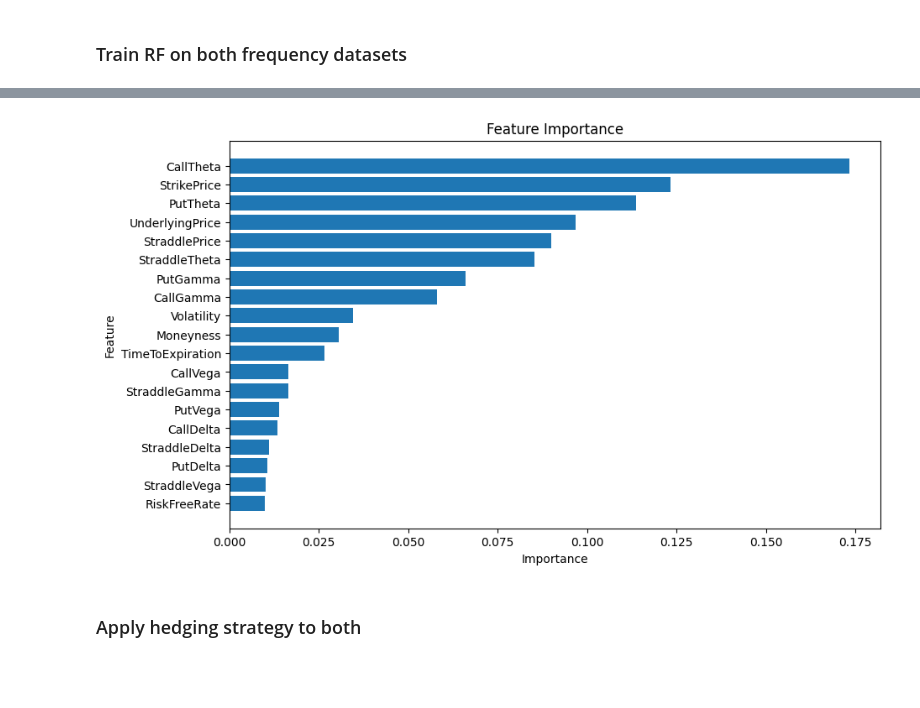
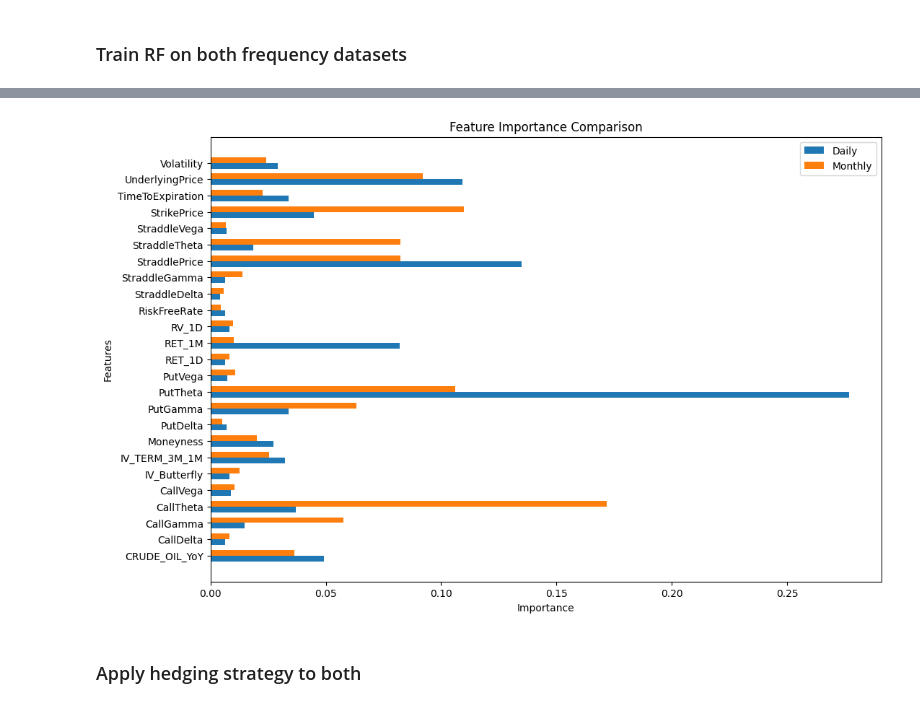
Before and after one commit to BenjaminSeguin/Straddle_hedging_project, a Jupyter notebook: main_part_II.ipynb, the cells around one changed output, grey strips where cells are left out. Drawn from its saved outputs; the diff is of its cells as text; code cells hidden in the pictures; blank space fills up the shorter version.

```diff
--- a/main_part_II.ipynb
+++ b/main_part_II.ipynb
@@ -276,10 +306,36 @@ plot_feature_importance(feature_importance_day)
-# %%
-feature_names_month = training_set_month.drop(columns=['Phi']).columns.tolist()
-feature_importance_month = get_feature_importance(rf_monthly, feature_names_month)
-# Plot feature importance
-plot_feature_importance(feature_importance_month)
-# %% [output]
-[figure, removed]
+# %%
+feature_names_day = training_set_day.drop(columns=['Phi']).columns.tolist()
+feature_importance_day = get_feature_importance(rf_daily, feature_names_day)
+
+feature_names_month = training_set_month.drop(columns=['Phi']).columns.tolist()
+feature_importance_month = get_feature_importance(rf_monthly, feature_names_month)
+
+# Combine feature importance data
+combined_feature_importance = pd.DataFrame({
+    'Feature': feature_importance_day['Feature'],
+    'Importance_Daily': feature_importance_day['Importance'],
+    'Importance_Monthly': feature_importance_month['Importance']
+})
+
+# Sort by feature name alphabetically
+combined_feature_importance.sort_values(by='Feature', inplace=True)
+
+# Plot the feature importance
+plt.figure(figsize=(12, 8))
+bar_width = 0.35
+index = np.arange(len(combined_feature_importance))
+
+plt.barh(index, combined_feature_importance['Importance_Daily'], bar_width, label='Daily')
+plt.barh(index + bar_width, combined_feature_importance['Importance_Monthly'], bar_width, label='Monthly')
+
+plt.ylabel('Features')
+plt.xlabel('Importance')
+plt.title('Feature Importance Comparison')
+plt.yticks(index + bar_width / 2, combined_feature_importance['Feature'])
+plt.legend()
+plt.show()
+# %% [output]
+[figure, added]
 # %% [markdown]
 ### Apply hedging strategy to both
 # %%
```
Also changed, not shown: parts of 14 cells of this notebook, 3 other files.
